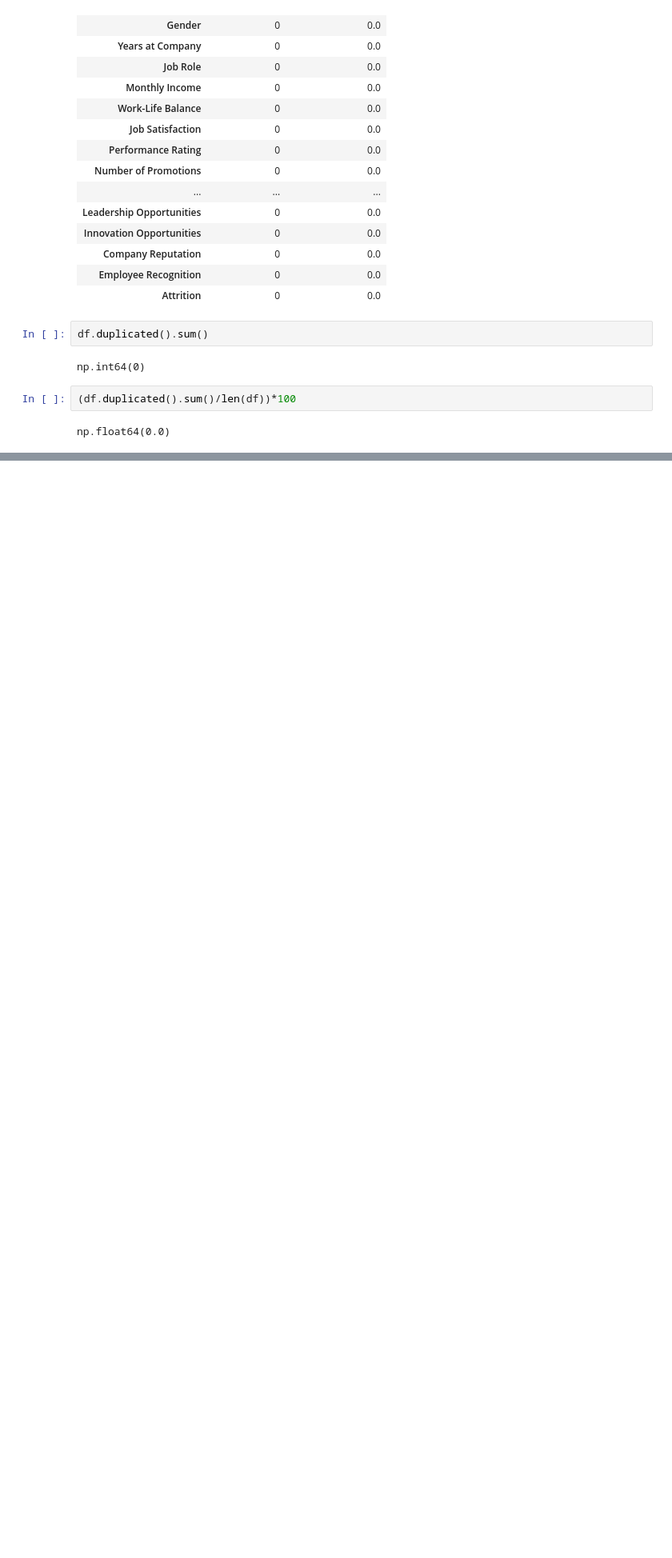
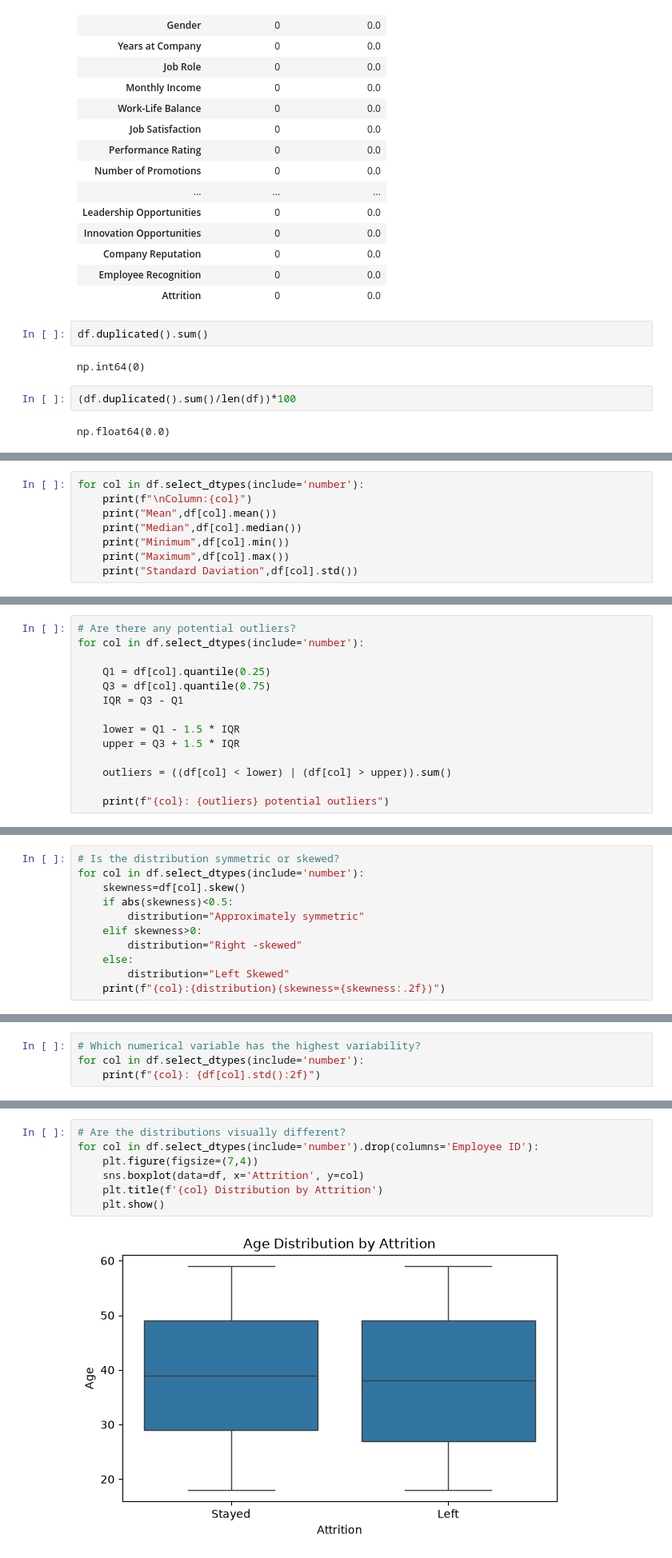
Before and after one commit to abhiraj12345678/Employee-Attrition-EDA, a Jupyter notebook: EDA/Employee Attrition project.ipynb, the cells around one changed output, grey strips where cells are left out. Shown at 80% size. Cells and saved outputs as stored; diff of their text form; blank space fills up the shorter version.

Commit message:
Update employee attrition EDA analysis

```diff
--- a/EDA/Employee Attrition project.ipynb
+++ b/EDA/Employee Attrition project.ipynb
@@ -1487,0 +540,8 @@ Overall, the dataset contains both relatively balanced variables and highly imba
+# %%
+for col in df.select_dtypes(include='number'):
+    print(f"\nColumn:{col}")
+    print("Mean",df[col].mean())
+    print("Median",df[col].median())
+    print("Minimum",df[col].min())
+    print("Maximum",df[col].max())
+    print("Standard Daviation",df[col].std())
@@ -1487,0 +566,14 @@ Overall, the dataset contains both relatively balanced variables and highly imba
+# %%
+# Are there any potential outliers?
+for col in df.select_dtypes(include='number'):
+
+    Q1 = df[col].quantile(0.25)
+    Q3 = df[col].quantile(0.75)
+    IQR = Q3 - Q1
+
+    lower = Q1 - 1.5 * IQR
+    upper = Q3 + 1.5 * IQR
+
+    outliers = ((df[col] < lower) | (df[col] > upper)).sum()
+
+    print(f"{col}: {outliers} potential outliers")
@@ -1487,0 +589,11 @@ Overall, the dataset contains both relatively balanced variables and highly imba
+# %%
+# Is the distribution symmetric or skewed?
+for col in df.select_dtypes(include='number'):
+    skewness=df[col].skew()
+    if abs(skewness)<0.5:
+        distribution="Approximately symmetric"
+    elif skewness>0:
+        distribution="Right -skewed"
+    else:
+        distribution="Left Skewed"
+    print(f"{col}:{distribution}(skewness={skewness:.2f})")
@@ -1487,0 +609,4 @@ Overall, the dataset contains both relatively balanced variables and highly imba
+# %%
+# Which numerical variable has the highest variability?
+for col in df.select_dtypes(include='number'):
+    print(f"{col}: {df[col].std():2f}")
@@ -1487,0 +855,9 @@ Overall, the dataset contains both relatively balanced variables and highly imba
+# %%
+# Are the distributions visually different?
+for col in df.select_dtypes(include='number').drop(columns='Employee ID'):
+    plt.figure(figsize=(7,4))
+    sns.boxplot(data=df, x='Attrition', y=col)
+    plt.title(f'{col} Distribution by Attrition')
+    plt.show()
+# %% [output]
+[figure, added]
```
Also changed, not shown: parts of 333 cells of this notebook.
